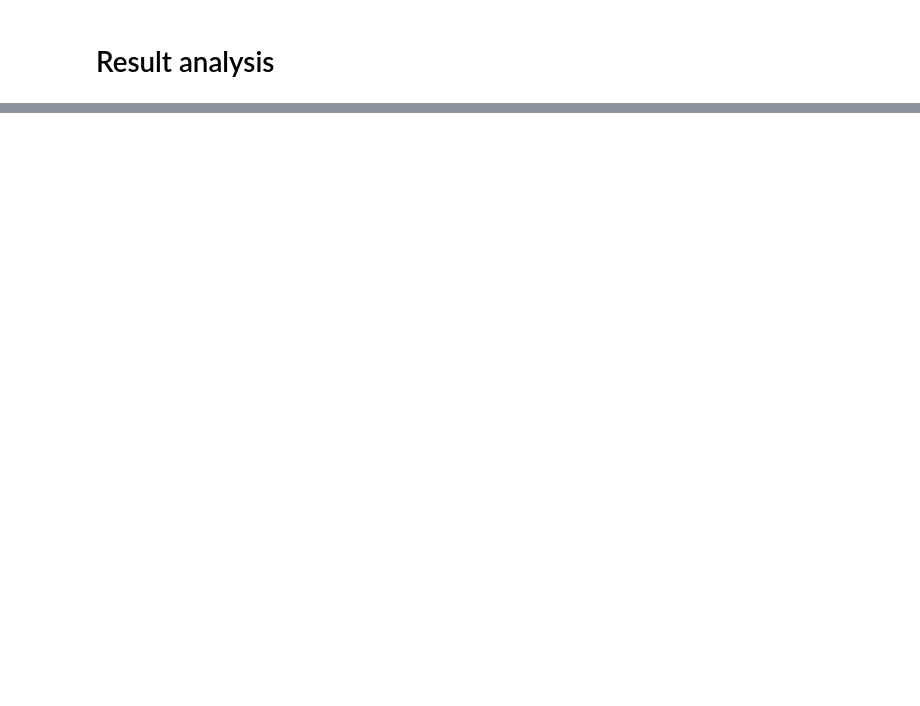
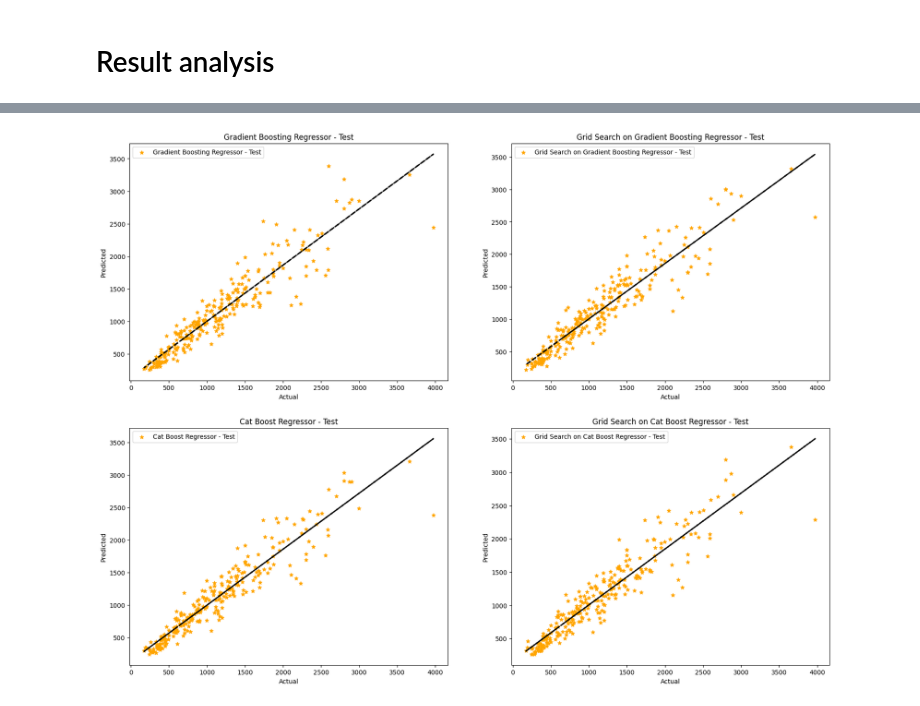
Before and after one commit to saloni-agraw2609/Laptop-Price-Prediction, a Jupyter notebook: Laptop_price_prediction_project.ipynb, the cells around one changed output, grey strips where cells are left out. Cells and saved outputs as stored; diff of their text form; code cells hidden in the pictures; blank space fills up the shorter version.

```diff
--- a/Laptop_price_prediction_project.ipynb
+++ b/Laptop_price_prediction_project.ipynb
@@ -258,30 +642,54 @@ plt.show()
 # Result Analysis of Testing Data
 
 # Create a figure with 3 rows and 2 columns
 fig, axes = plt.subplots(2, 2, figsize=(20, 15))
 
 # Scatter plot for Gradient Boosting Regressor
 axes[0, 0].scatter(y_test, gb_test_pred, marker = '*' , c = 'orange', label = 'Gradient Boosting Regressor - Test')
 axes[0, 0].set_title('Gradient Boosting Regressor - Test')
 axes[0, 0].set_xlabel('Actual')
 axes[0, 0].set_ylabel('Predicted')
 axes[0, 0].legend()
 
 # Regression line for Gradient Boosting Regressor
 m, b = np.polyfit(y_test, gb_test_pred, 1)
 axes[0, 0].plot(y_test, m * y_test + b, linestyle='--', color='black', linewidth=2)
 
+# Scatter plot for Grid Search on Gradient Boosting Regressor
+axes[0, 1].scatter(y_test, gb_best_test_pred, marker = '*' , c = 'orange', label = 'Grid Search on Gradient Boosting Regressor - Test')
+axes[0, 1].set_title('Grid Search on Gradient Boosting Regressor - Test')
+axes[0, 1].set_xlabel('Actual')
+axes[0, 1].set_ylabel('Predicted')
+axes[0, 1].legend()
+
+# Regression line for Grid Search on Gradient Boosting Regressor
+m, b = np.polyfit(y_test, gb_best_test_pred, 1)
+axes[0, 1].plot(y_test, m * y_test + b, linestyle='--', color='black', linewidth=2)
+
 
 # Scatter plot for Cat Boost Regressor
 axes[1, 0].scatter(y_test, cat_test_pred, marker = '*' , c = 'orange', label = 'Cat Boost Regressor - Test')
 axes[1, 0].set_title('Cat Boost Regressor - Test')
 axes[1, 0].set_xlabel('Actual')
 axes[1, 0].set_ylabel('Predicted')
 axes[1, 0].legend()
 
 # Regression line for  Cat Boost Regressor
 m, b = np.polyfit(y_test, cat_test_pred, 1)
 axes[1, 0].plot(y_test, m * y_test + b, linestyle='--', color='black', linewidth=2)
 
+# Scatter plot for Grid Search on  Cat Boost Regressor
+axes[1, 1].scatter(y_test, cat_best_test_pred, marker = '*' , c = 'orange', label = 'Grid Search on Cat Boost Regressor - Test')
+axes[1, 1].set_title('Grid Search on Cat Boost Regressor - Test')
+axes[1, 1].set_xlabel('Actual')
+axes[1, 1].set_ylabel('Predicted')
+axes[1, 1].legend()
+
+# Regression line for Grid Search on Cat Boost Regressor
+m, b = np.polyfit(y_test, cat_best_test_pred, 1)
+axes[1, 1].plot(y_test, m * y_test + b, linestyle='--', color='black', linewidth=2)
+
 # Show the plot
 plt.show()
+# %% [output]
+[figure, added]
```
Also changed, not shown: parts of 39 cells of this notebook.
